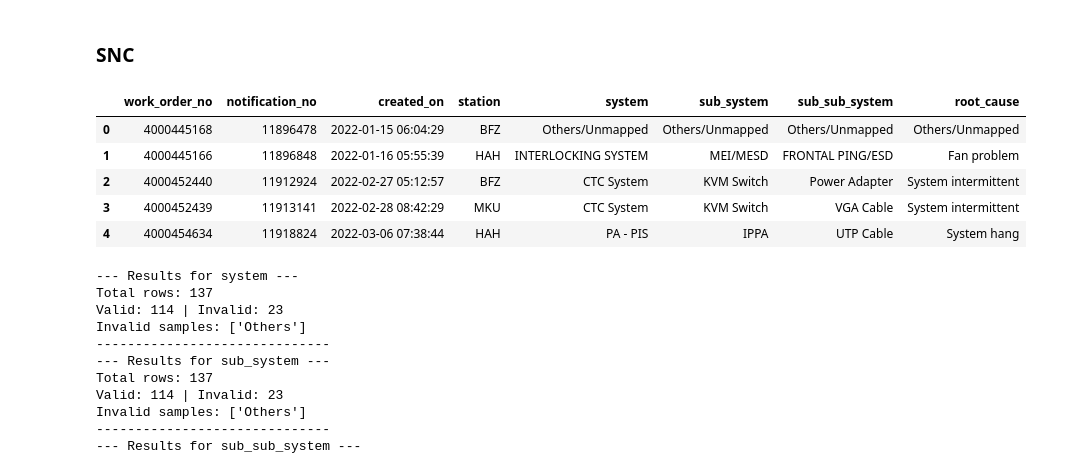
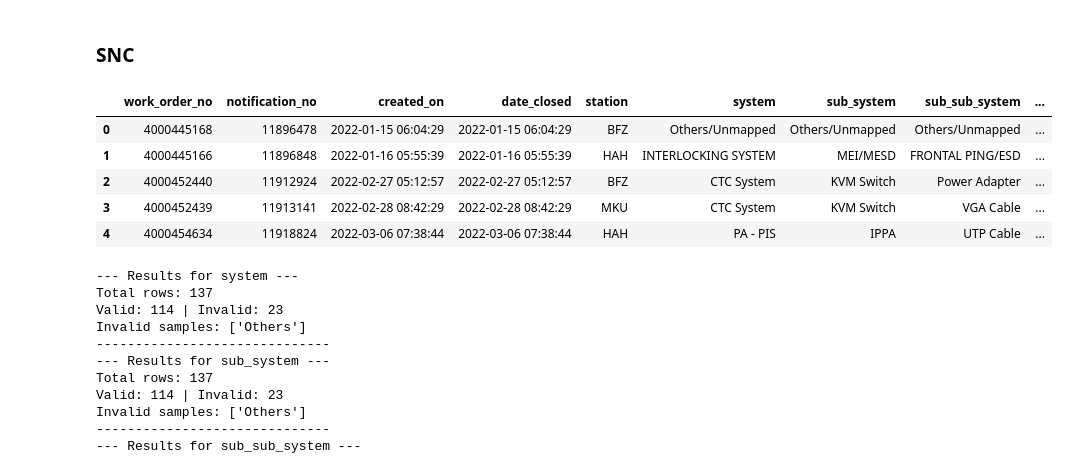
Before and after one commit to MuhdNurAkmal/python.notebook.extraction, a Jupyter notebook: sharepoint-migration/response_cm.ipynb, the cells around one changed output. Saved outputs shown, nothing was run; the diff lists cells and outputs as text; code cells hidden in the pictures.

```diff
--- a/sharepoint-migration/response_cm.ipynb
+++ b/sharepoint-migration/response_cm.ipynb
@@ -312,40 +394,42 @@ snc_hierarchy_df['department'] = 'WS20'
 snc_cm_data = load_cm_data(cm_data_paths["SNC"])
 
 snc_cm_data.rename(columns={
     "system": "system",
     "sub system": "sub_system",
     "sub-sub system": "sub_sub_system",
     "root cause": "root_cause",
     "location": "station",
     }, inplace=True)
 
 for col in snc_cm_data.columns:
     snc_cm_data[col] = snc_cm_data[col].replace("\n", " ", regex=True)
     snc_cm_data[col] = snc_cm_data[col].replace("\r", " ", regex=True)
 
 snc_cm_data['created_on'] = pd.to_datetime(
     snc_cm_data['date'].astype(str) + ' ' + snc_cm_data['time'].astype(str),
     format='mixed',
     errors='coerce'
 )
 
-col_order = ['work_order_no', 'notification_no', 'created_on', 'station', 'system', 'sub_system', 'sub_sub_system', 'root_cause']
+snc_cm_data['date_closed'] = snc_cm_data['created_on']
+
+col_order = ['work_order_no', 'notification_no', 'created_on', 'date_closed', 'station', 'system', 'sub_system', 'sub_sub_system', 'root_cause']
 snc_cm_data = snc_cm_data[col_order]
 
 snc_cm_data['work_order_no'] = pd.to_numeric(snc_cm_data['work_order_no'], errors='coerce').fillna(0).astype(int)
 snc_cm_data['notification_no'] = pd.to_numeric(snc_cm_data['notification_no'], errors='coerce').fillna(0).astype(int)
 
 snc_cm_data = snc_cm_data[snc_cm_data['work_order_no'].notnull() & (snc_cm_data['work_order_no'] != 0)]
 snc_cm_data_incomplete = snc_cm_data[snc_cm_data['work_order_no'].isnull() | (snc_cm_data['work_order_no'] == 0)]
 
 snc_cm_data.head()
 # %% [output]
-|  | work_order_no | notification_no | created_on | station | system | sub_system | sub_sub_system | root_cause |
-| 0 | 4000445168 | 11896478 | 2022-01-15 06:04:29 | BFZ | Others/Unmapped | Others/Unmapped | Others/Unmapped | Others/Unmapped |
-| 1 | 4000445166 | 11896848 | 2022-01-16 05:55:39 | HAH | INTERLOCKING SYSTEM | MEI/MESD | FRONTAL PING/ESD | Fan problem |
-| 2 | 4000452440 | 11912924 | 2022-02-27 05:12:57 | BFZ | CTC System | KVM Switch | Power Adapter | System intermittent |
-| 3 | 4000452439 | 11913141 | 2022-02-28 08:42:29 | MKU | CTC System | KVM Switch | VGA Cable | System intermittent |
-| 4 | 4000454634 | 11918824 | 2022-03-06 07:38:44 | HAH | PA - PIS | IPPA | UTP Cable | System hang |
+|  | work_order_no | notification_no | created_on | date_closed | station | system | sub_system | sub_sub_system | ... |
+| 0 | 4000445168 | 11896478 | 2022-01-15 06:04:29 | 2022-01-15 06:04:29 | BFZ | Others/Unmapped | Others/Unmapped | Others/Unmapped | ... |
+| 1 | 4000445166 | 11896848 | 2022-01-16 05:55:39 | 2022-01-16 05:55:39 | HAH | INTERLOCKING SYSTEM | MEI/MESD | FRONTAL PING/ESD | ... |
+| 2 | 4000452440 | 11912924 | 2022-02-27 05:12:57 | 2022-02-27 05:12:57 | BFZ | CTC System | KVM Switch | Power Adapter | ... |
+| 3 | 4000452439 | 11913141 | 2022-02-28 08:42:29 | 2022-02-28 08:42:29 | MKU | CTC System | KVM Switch | VGA Cable | ... |
+| 4 | 4000454634 | 11918824 | 2022-03-06 07:38:44 | 2022-03-06 07:38:44 | HAH | PA - PIS | IPPA | UTP Cable | ... |
 # %%
 import numpy as np
 
```
Also changed, not shown: parts of 6 cells of this notebook, 47 other files.
